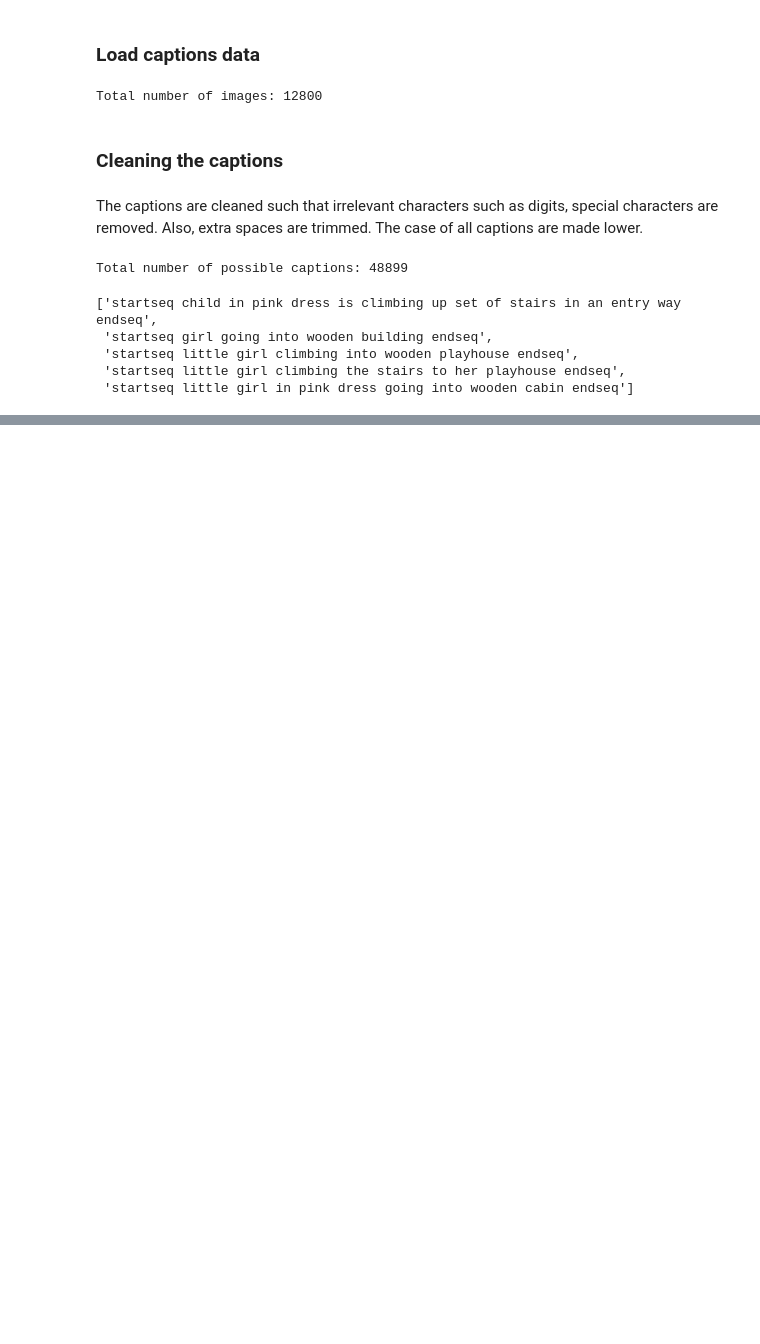
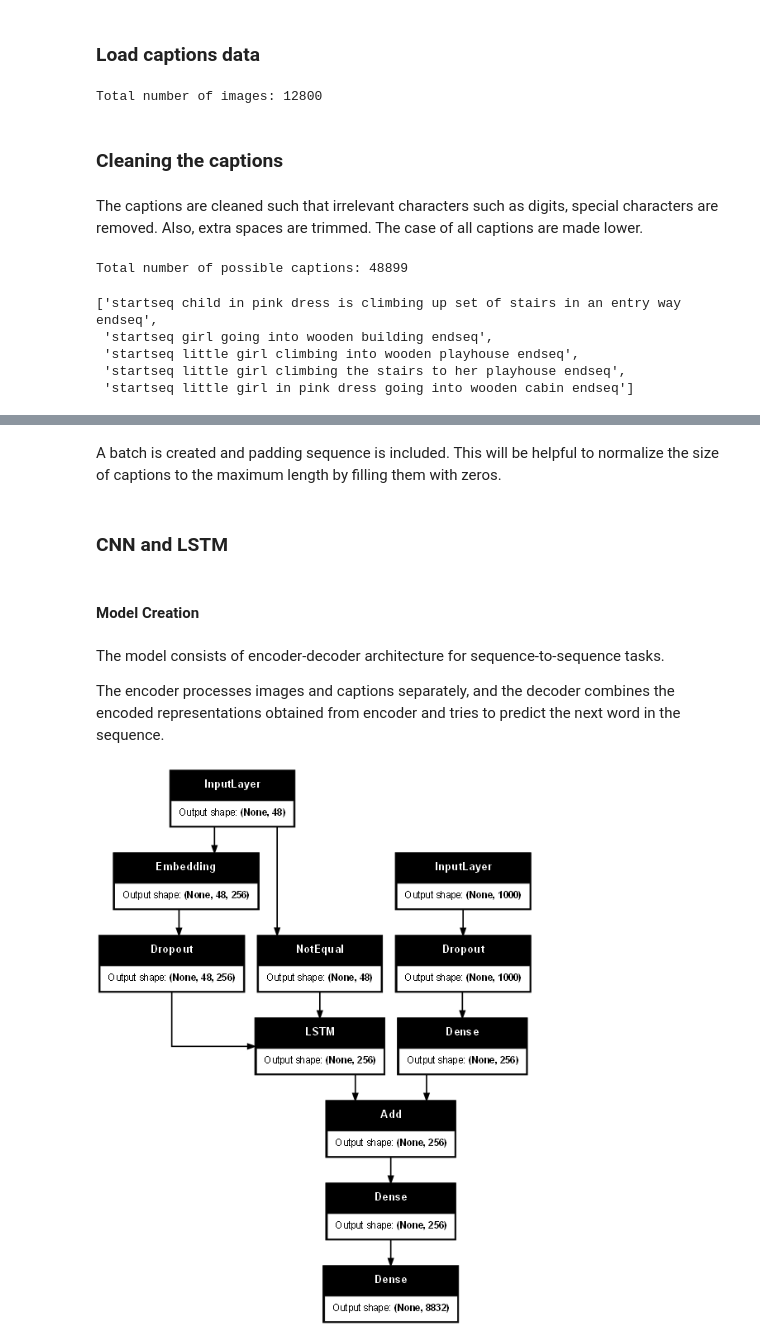
Before and after one commit to bhavanakv/ImageCaptionGenerator, a Jupyter notebook: ImageCaptionGenerator.ipynb, the cells around one changed output, grey strips where cells are left out. Cells and saved outputs as stored; diff of their text form; code cells hidden in the pictures; blank space fills up the shorter version.

```diff
--- a/ImageCaptionGenerator.ipynb
+++ b/ImageCaptionGenerator.ipynb
@@ -84,0 +97,7 @@ all_captions[:5]
+# %%
+# Tokenizing all the captions
+tokenizer = Tokenizer()
+tokenizer.fit_on_texts(all_captions)
+vocab_size = len(tokenizer.word_index) + 1
+
+print("Total number of words in the vocabulary: " + str(vocab_size))
@@ -84,0 +106,4 @@ all_captions[:5]
+# %%
+# Getting the maximum length of the longest caption
+max_length = max(len(caption.split()) for caption in all_captions)
+max_length
@@ -84,0 +221,2 @@ all_captions[:5]
+# %% [markdown]
+A batch is created and padding sequence is included. This will be helpful to normalize the size of captions to the maximum length by filling them with zeros.
@@ -84,0 +254,44 @@ all_captions[:5]
+# %% [markdown]
+### CNN and LSTM
+# %% [markdown]
+#### Model Creation
+# %% [markdown]
+The model consists of encoder-decoder architecture for sequence-to-sequence tasks.
+
+The encoder processes images and captions separately, and the decoder combines the encoded representations obtained from encoder and tries to predict the next word in the sequence.
+# %%
+# Encoder model
+# Input layer 1 for images
+
+inputs1 = Input(shape=(1000,))
+# Dropout layer
+fe1 = Dropout(0.4)(inputs1)
+# Dense layer to transform image features to lower dimension
+fe2 = Dense(256, activation='relu')(fe1)
+
+# Input layer 2 for captions
+inputs2 = Input(shape=(max_length,))
+# Embedding layer to map each integer representing a word in the vocabulary
+se1 = Embedding(vocab_size, 256, mask_zero=True)(inputs2)
+# Dropout layer
+se2 = Dropout(0.4)(se1)
+# LSTM layer
+se3 = LSTM(256)(se2)
+
+# Decoder model
+# Combination of both input layers from images and captions
+decoder1 = add([fe2, se3])
+# Dense layer to add activation unit for concatenated features
+decoder2 = Dense(256, activation='relu')(decoder1)
+# Output layer
+outputs = Dense(vocab_size, activation='softmax')(decoder2)
+
+# Defining the model with two input layers and one output layer
+model = Model(inputs=[inputs1, inputs2], outputs=outputs)
+# Compiling the model
+model.compile(loss='categorical_crossentropy', optimizer='adam')
+
+# Plotting the model
+plot_model(model, show_shapes=True, dpi=60)
+# %% [output]
+[figure, added]
```
Also changed, not shown: parts of 19 cells of this notebook, 1 other file.
